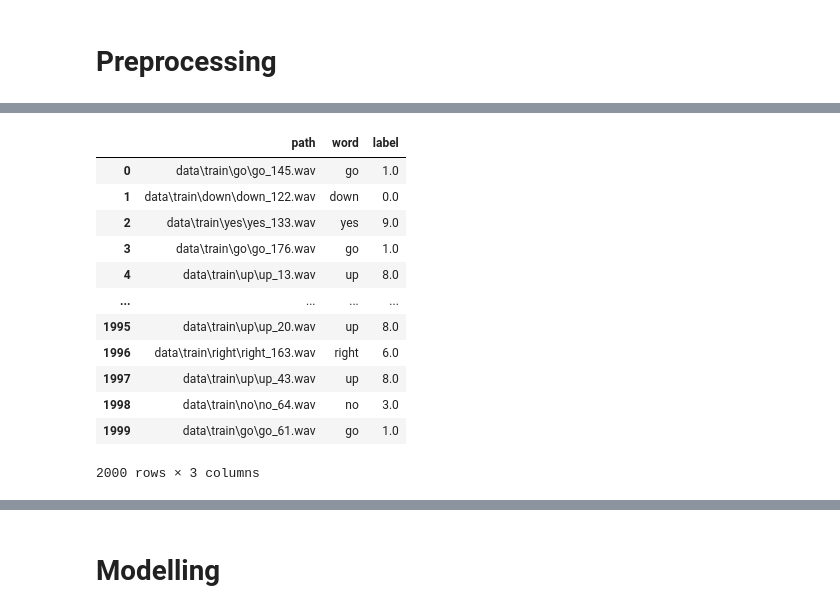
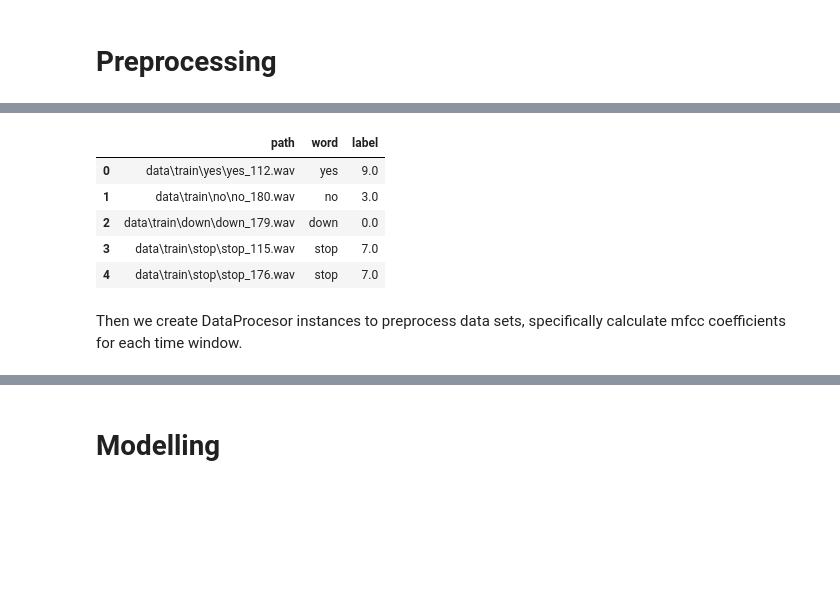
Before and after one commit to sokoly35/BSc_hmm_speech_recognition, a Jupyter notebook: master.ipynb, the cells around one changed output, grey strips where cells are left out. Drawn from its saved outputs; the diff is of its cells as text; code cells hidden in the pictures; blank space fills up the shorter version.

```diff
--- a/master.ipynb
+++ b/master.ipynb
@@ -57,19 +41,14 @@ test_df
 # %%
-train_df
+train_df.head()
 # %% [output]
 |  | path | word | label |
-| 0 | data\train\go\go_145.wav | go | 1.0 |
-| 1 | data\train\down\down_122.wav | down | 0.0 |
-| 2 | data\train\yes\yes_133.wav | yes | 9.0 |
-| 3 | data\train\go\go_176.wav | go | 1.0 |
-| 4 | data\train\up\up_13.wav | up | 8.0 |
-| ... | ... | ... | ... |
-| 1995 | data\train\up\up_20.wav | up | 8.0 |
-| 1996 | data\train\right\right_163.wav | right | 6.0 |
-| 1997 | data\train\up\up_43.wav | up | 8.0 |
-| 1998 | data\train\no\no_64.wav | no | 3.0 |
-| 1999 | data\train\go\go_61.wav | go | 1.0 |
+| 0 | data\train\yes\yes_112.wav | yes | 9.0 |
+| 1 | data\train\no\no_180.wav | no | 3.0 |
+| 2 | data\train\down\down_179.wav | down | 0.0 |
+| 3 | data\train\stop\stop_115.wav | stop | 7.0 |
+| 4 | data\train\stop\stop_176.wav | stop | 7.0 |
-2000 rows × 3 columns
+# %% [markdown]
+Then we create DataProcesor instances to preprocess data sets, specifically calculate mfcc coefficients for each time window.
 # %%
 train_dp = DataPreprocessor(train_df)
 X_train, y_train = train_dp.mfcc(12, S=0.045, R=0.05)
```
Also changed, not shown: parts of 60 cells of this notebook, 1 other file.
